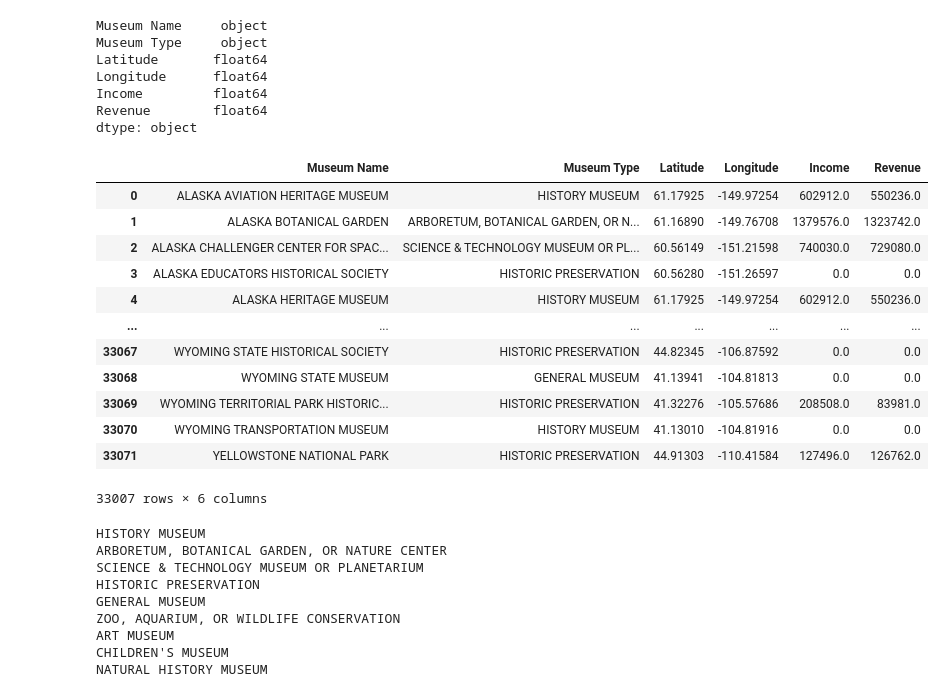
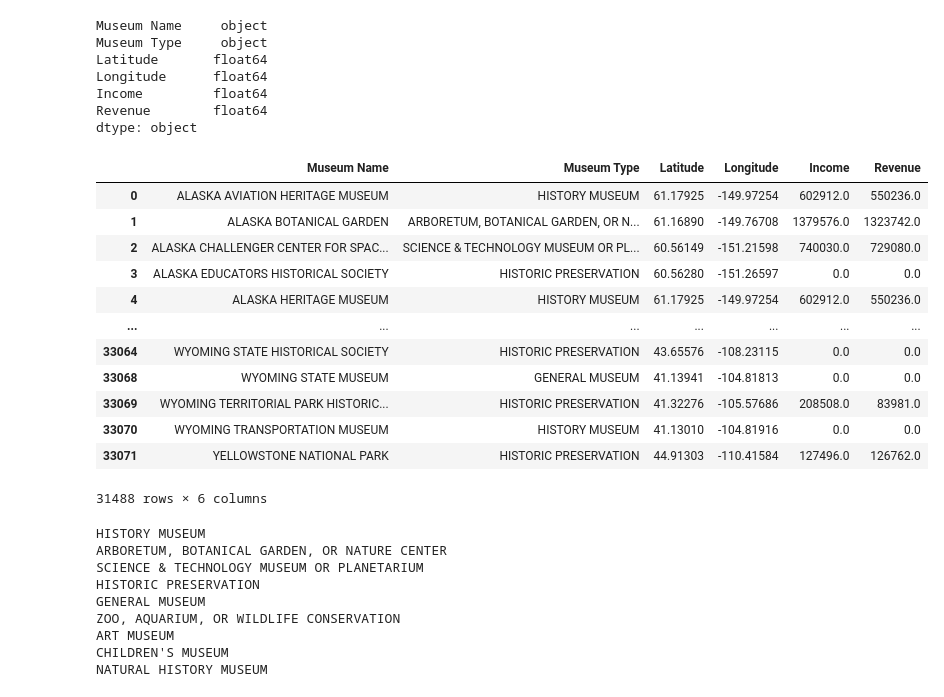
Before and after one commit to JackyUT2023/project3-group8, a Jupyter notebook: DataClean.ipynb, the cells around one changed output. Drawn from its saved outputs; the diff is of its cells as text; code cells hidden in the pictures.

```diff
--- a/DataClean.ipynb
+++ b/DataClean.ipynb
@@ -47,23 +47,24 @@ dtype: object
 # %%
 NaN_columns = ["Income", "Revenue"]
 museums_df[NaN_columns] = museums_df[NaN_columns].fillna(0.0)
 museums_df = museums_df.dropna(how='any')
 museums_df.fillna(0.0, inplace=True)
+museums_df.drop_duplicates(subset=['Museum Name'], keep = 'first', inplace=True)
 museums_df
 # %% [output]
 |  | Museum Name | Museum Type | Latitude | Longitude | Income | Revenue |
 | 0 | ALASKA AVIATION HERITAGE MUSEUM | HISTORY MUSEUM | 61.17925 | -149.97254 | 602912.0 | 550236.0 |
 | 1 | ALASKA BOTANICAL GARDEN | ARBORETUM, BOTANICAL GARDEN, OR N... | 61.16890 | -149.76708 | 1379576.0 | 1323742.0 |
 | 2 | ALASKA CHALLENGER CENTER FOR SPAC... | SCIENCE & TECHNOLOGY MUSEUM OR PL... | 60.56149 | -151.21598 | 740030.0 | 729080.0 |
 | 3 | ALASKA EDUCATORS HISTORICAL SOCIETY | HISTORIC PRESERVATION | 60.56280 | -151.26597 | 0.0 | 0.0 |
 | 4 | ALASKA HERITAGE MUSEUM | HISTORY MUSEUM | 61.17925 | -149.97254 | 602912.0 | 550236.0 |
 | ... | ... | ... | ... | ... | ... | ... |
-| 33067 | WYOMING STATE HISTORICAL SOCIETY | HISTORIC PRESERVATION | 44.82345 | -106.87592 | 0.0 | 0.0 |
+| 33064 | WYOMING STATE HISTORICAL SOCIETY | HISTORIC PRESERVATION | 43.65576 | -108.23115 | 0.0 | 0.0 |
 | 33068 | WYOMING STATE MUSEUM | GENERAL MUSEUM | 41.13941 | -104.81813 | 0.0 | 0.0 |
 | 33069 | WYOMING TERRITORIAL PARK HISTORIC... | HISTORIC PRESERVATION | 41.32276 | -105.57686 | 208508.0 | 83981.0 |
 | 33070 | WYOMING TRANSPORTATION MUSEUM | HISTORY MUSEUM | 41.13010 | -104.81916 | 0.0 | 0.0 |
 | 33071 | YELLOWSTONE NATIONAL PARK | HISTORIC PRESERVATION | 44.91303 | -110.41584 | 127496.0 | 126762.0 |
-33007 rows × 6 columns
+31488 rows × 6 columns
 # %%
 diff_museum_types = museums_df["Museum Type"].unique()
 for museums_types in diff_museum_types:
```
Also changed, not shown: parts of 3 cells of this notebook, 6 other files.
